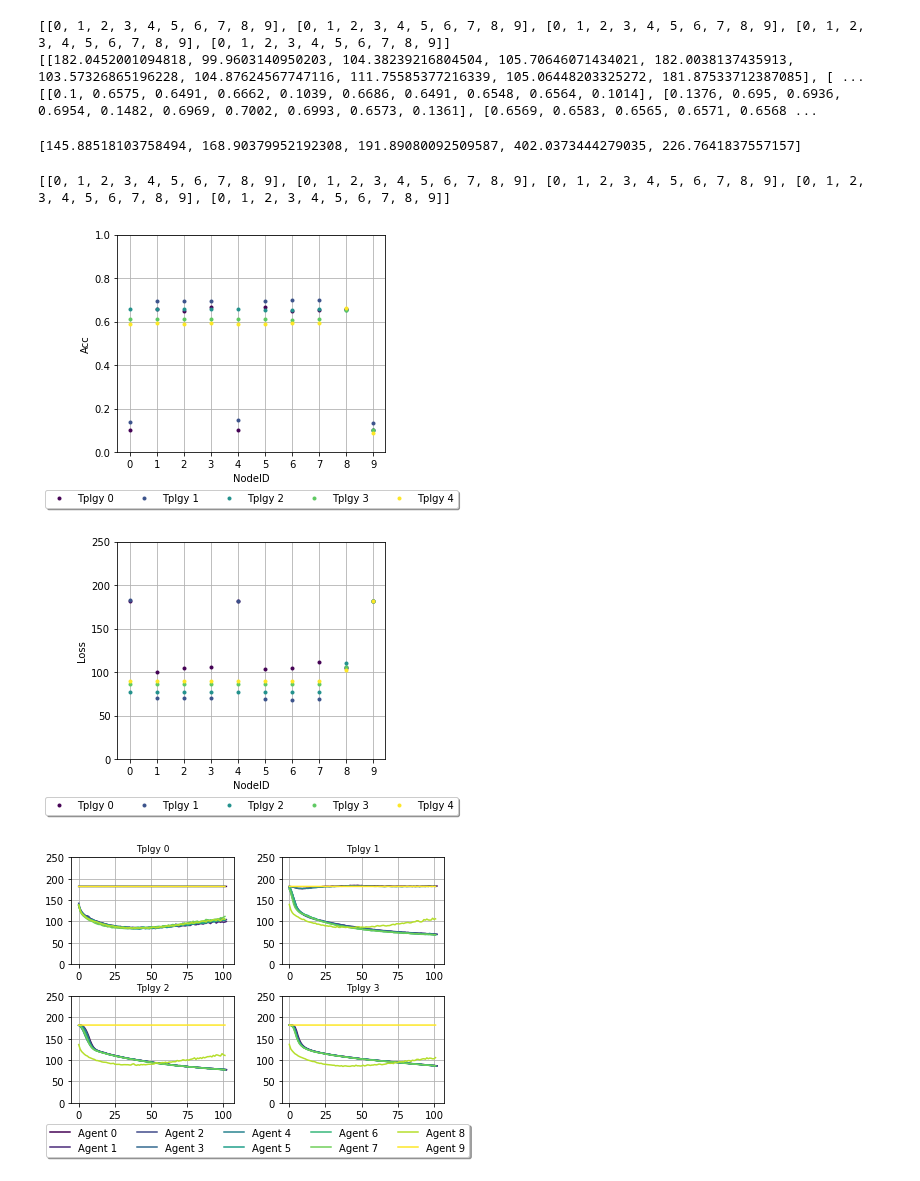
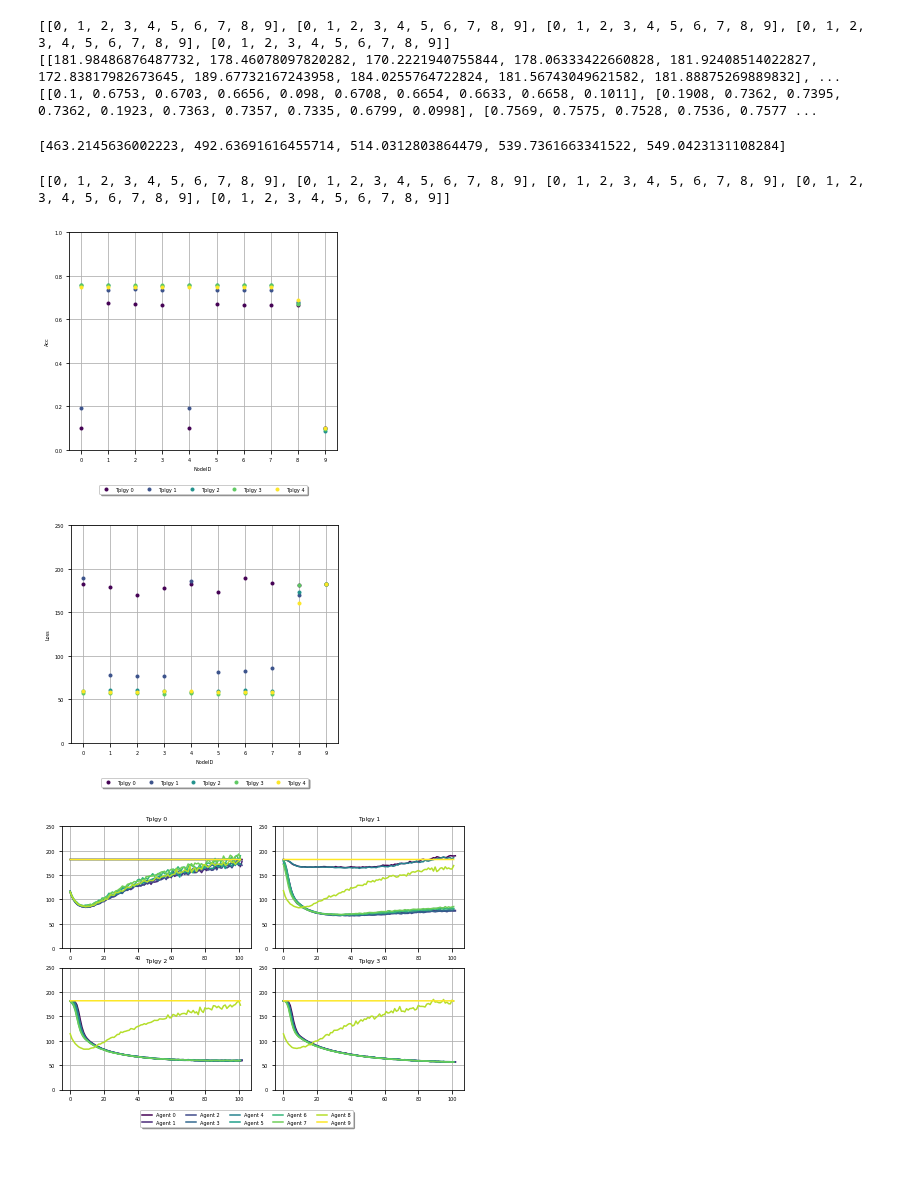
Before and after one commit to AitorB16/GLow, a Jupyter notebook: 8_visualize_results.ipynb, the cells around one changed output. Saved outputs shown, nothing was run; the diff lists cells and outputs as text; code cells hidden in the pictures.

Commit message:
Minor changes in visualization

```diff
--- a/8_visualize_results.ipynb
+++ b/8_visualize_results.ipynb
@@ -6,7 +6,7 @@ from pathlib import Path
 import matplotlib.pyplot as plt
 from matplotlib import cm
 # %%
-run_name = 'graph_8_8'
+run_name = 'graph_8_32'
 seed = '1999'
 save_path = 'plots/'
 #file_path = 'outputs/no_pretrain/' + 'seed_' + seed + '/' + run_name #NEED TO READ ALL FILES
@@ -56,15 +56,15 @@ print(loss)
 print(acc)
 # %% [output]
 [[0, 1, 2, 3, 4, 5, 6, 7, 8, 9], [0, 1, 2, 3, 4, 5, 6, 7, 8, 9], [0, 1, 2, 3, 4, 5, 6, 7, 8, 9], [0, 1, 2, 3, 4, 5, 6, 7, 8, 9], [0, 1, 2, 3, 4, 5, 6, 7, 8, 9]]
-[[182.0452001094818, 99.9603140950203, 104.38239216804504, 105.70646071434021, 182.0038137435913, 103.57326865196228, 104.87624567747116, 111.75585377216339, 105.06448203325272, 181.87533712387085], [ ...
-[[0.1, 0.6575, 0.6491, 0.6662, 0.1039, 0.6686, 0.6491, 0.6548, 0.6564, 0.1014], [0.1376, 0.695, 0.6936, 0.6954, 0.1482, 0.6969, 0.7002, 0.6993, 0.6573, 0.1361], [0.6569, 0.6583, 0.6565, 0.6571, 0.6568 ...
+[[181.98486876487732, 178.46078097820282, 170.2221940755844, 178.06333422660828, 181.92408514022827, 172.83817982673645, 189.67732167243958, 184.0255764722824, 181.56743049621582, 181.88875269889832], ...
+[[0.1, 0.6753, 0.6703, 0.6656, 0.098, 0.6708, 0.6654, 0.6633, 0.6658, 0.1011], [0.1908, 0.7362, 0.7395, 0.7362, 0.1923, 0.7363, 0.7357, 0.7335, 0.6799, 0.0998], [0.7569, 0.7575, 0.7528, 0.7536, 0.7577 ...
 # %%
 exec_times = []
 for tplgy in raw_tplgys:
     exec_times.append(float(tplgy[-1].split(' ')[1])/60)
 print(exec_times)
 # %% [output]
-[145.88518103758494, 168.90379952192308, 191.89080092509587, 402.0373444279035, 226.7641837557157]
+[463.2145636002223, 492.63691616455714, 514.0312803864479, 539.7361663341522, 549.0423131108284]
 # %%
 # fig, axs = plt.subplots(3, 2)
 # axs[0, 0].plot(tplgy_ID[0], acc[0], '.')
@@ -116,7 +116,7 @@ ax.set_position([box.x0, box.y0, box.width * 0.8, box.height])
 lgd = ax.legend(['Tplgy 0', 'Tplgy 1', 'Tplgy 2', 'Tplgy 3', 'Tplgy 4'], loc='upper center',shadow=True, bbox_to_anchor=(0.5, -0.15), ncol = 5, fancybox= True)
 plt.savefig(save_path+run_name+'_summarized_acc.pdf', bbox_extra_artists=(lgd,), bbox_inches='tight')
 # %% [output]
-[figure, old version]
+[figure, new version]
 # %%
 # fig, axs = plt.subplots(3, 2)
 # axs[0, 0].plot(tplgy_ID[0], loss[0], '.')
@@ -166,7 +166,7 @@ lgd = ax.legend(['Tplgy 0', 'Tplgy 1', 'Tplgy 2', 'Tplgy 3', 'Tplgy 4'], loc='up
 
 plt.savefig(save_path+run_name+'_summarized_loss.pdf', bbox_extra_artists=(lgd,), bbox_inches='tight')
 # %% [output]
-[figure, old version]
+[figure, new version]
 # %%
 #VISUALIZE LOSSES PER TOPOLOGY AND AGENT
 loss_per_tplgy = []
@@ -190,6 +190,9 @@ for loss_tplgy in loss_per_tplgy:
         loss_per_agent.append(tmp_loss)
     loss_per_tplgy_by_agent.append(loss_per_agent)
 # %%
+font = {'size': 5}
+plt.rc('font', **font)
+
 #VISUALIZE LOSSES PER TOPOLOGY AND AGENT
 viridis = cm.get_cmap('viridis', 10)
 
@@ -210,7 +213,7 @@ axs[0, 0].grid()
 axs[0, 0].set_ylim(0, 250)
 #axs[0, 0].set_xlabel('Comm Round')
 #axs[0, 0].set_ylabel('Loss')
-axs[0, 0].set_title("Tplgy 0", fontsize=9)
+axs[0, 0].set_title("Tplgy 0", fontsize=6)
 
 axs[0, 1].plot(loss_per_tplgy_by_agent[1][0], color=viridis(0))
 axs[0, 1].plot(loss_per_tplgy_by_agent[1][1], color=viridis(0.1))
@@ -226,7 +229,7 @@ axs[0, 1].grid()
 axs[0, 1].set_ylim(0, 250)
 #axs[0, 1].set_xlabel('Comm Round')
 #axs[0, 1].set_ylabel('Loss')
-axs[0, 1].set_title("Tplgy 1", fontsize=9)
+axs[0, 1].set_title("Tplgy 1", fontsize=6)
 
 axs[1, 0].plot(loss_per_tplgy_by_agent[2][0], color=viridis(0))
 axs[1, 0].plot(loss_per_tplgy_by_agent[2][1], color=viridis(0.1))
@@ -239,36 +242,36 @@ axs[1, 0].plot(loss_per_tplgy_by_agent[2][7], color=viridis(0.7))
 axs[1, 0].plot(loss_per_tplgy_by_agent[2][8], color=viridis(0.8))
 axs[1, 0].plot(loss_per_tplgy_by_agent[2][9], color=viridis(0.9))
 axs[1, 0].grid()
 axs[1, 0].set_ylim(0, 250)
 #axs[1, 0].set_xlabel('Comm Round')
 #axs[1, 0].set_ylabel('Loss')
-axs[1, 0].set_title("Tplgy 2", fontsize=9)
+axs[1, 0].set_title("Tplgy 2", fontsize=6)
 
 axs[1, 1].plot(loss_per_tplgy_by_agent[3][0], color=viridis(0))
 axs[1, 1].plot(loss_per_tplgy_by_agent[3][1], color=viridis(0.1))
 axs[1, 1].plot(loss_per_tplgy_by_agent[3][2], color=viridis(0.2))
 axs[1, 1].plot(loss_per_tplgy_by_agent[3][3], color=viridis(0.3))
 axs[1, 1].plot(loss_per_tplgy_by_agent[3][4], color=viridis(0.4))
 axs[1, 1].plot(loss_per_tplgy_by_agent[3][5], color=viridis(0.5))
 axs[1, 1].plot(loss_per_tplgy_by_agent[3][6], color=viridis(0.6))
 axs[1, 1].plot(loss_per_tplgy_by_agent[3][7], color=viridis(0.7))
 axs[1, 1].plot(loss_per_tplgy_by_agent[3][8], color=viridis(0.8))
 axs[1, 1].plot(loss_per_tplgy_by_agent[3][9], color=viridis(0.9))
 axs[1, 1].grid()
 axs[1, 1].set_ylim(0, 250)
 #axs[1, 1].set_xlabel('Comm Round')
 #axs[1, 1].set_ylabel('Loss')
-axs[1, 1].set_title("Tplgy 3", fontsize=9)
+axs[1, 1].set_title("Tplgy 3", fontsize=6)
 
 ax = plt.gca()
 box = ax.get_position()
 #ax.set_position([box.x0, box.y0, box.width * 0.8, box.height])
 lgd = ax.legend(['Agent 0', 'Agent 1', 'Agent 2', 'Agent 3', 'Agent 4', 'Agent 5', 'Agent 6', 'Agent 7', 'Agent 8', 'Agent 9'], loc='upper center', shadow = True, bbox_to_anchor=(-0.15, -0.15), ncol = 5, fancybox= True)
 
 plt.savefig(save_path+run_name+'_3_top_loss.pdf', bbox_extra_artists=(lgd,), bbox_inches='tight')
 plt.show()
 # %% [output]
-[figure, old version]
+[figure, new version]
 # %%
 #VISUALIZE LOSSES PER TOPOLOGY AND AGENT
 viridis = cm.get_cmap('viridis', 10)
```
Also changed, not shown: parts of 3 cells of this notebook, 1 other file.
